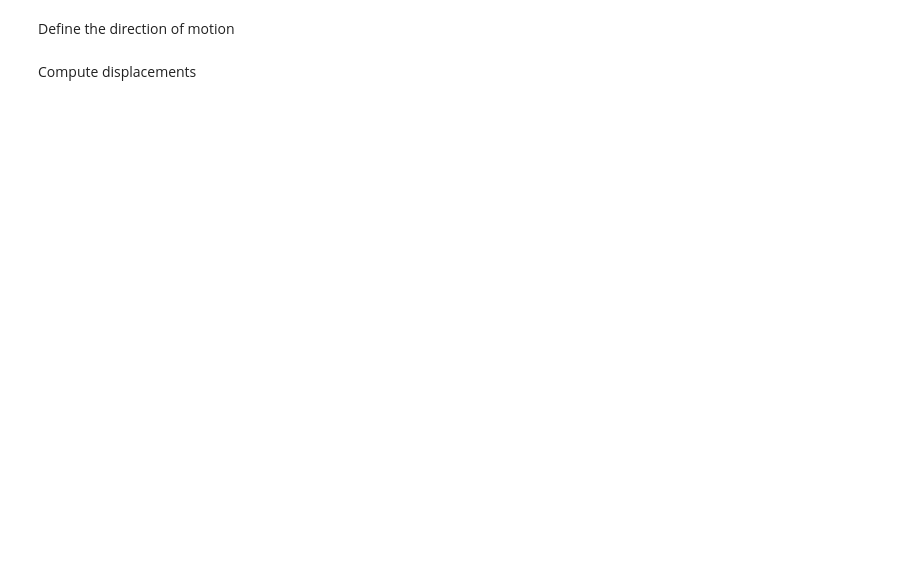
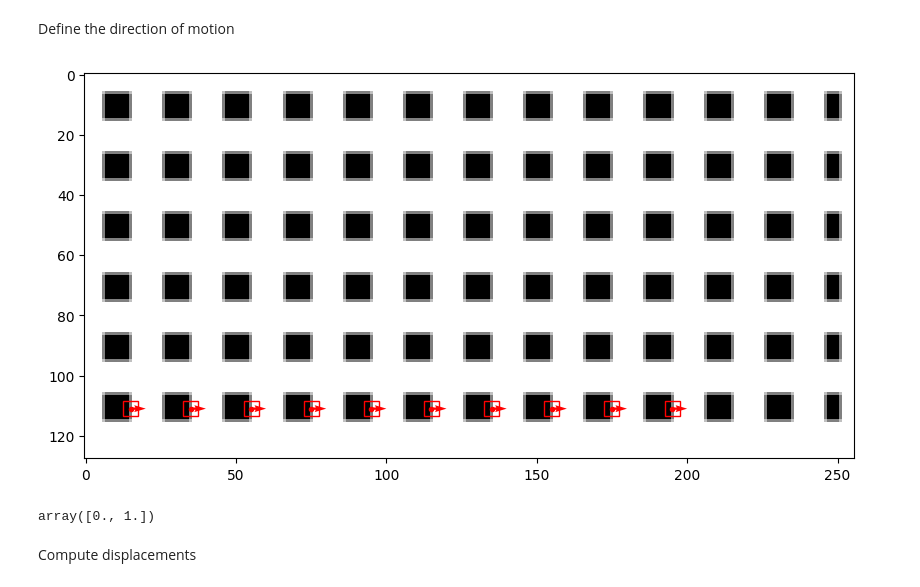
Before and after one commit to ladisk/pyidi, a Jupyter notebook: examples/Showcas_LK_1D copy.ipynb, the cells around one changed output. Saved outputs shown, nothing was run; the diff lists cells and outputs as text; code cells hidden in the pictures; blank space fills up the shorter version.

Commit message:
Enable Rigid Body Motion
The displacement is retrieved with respect to a rigid body motion. Right now, lnly rbm in line with dij is supported. Fix error calculation

```diff
--- a/examples/Showcas_LK_1D copy.ipynb
+++ b/examples/Showcas_LK_1D copy.ipynb
@@ -96,19 +129,21 @@ points1d
 tol = 1e-8
 roi_size = (5,5)
 
-# dij = (0.5, 0.5) # set the direction of motion
-dij = np.array([[0.0, 0.5],
-                [0.1, 0.5],
-                [0.2, 0.5],
-                [0.3, 0.5],
-                [0.4, 0.5],
-                [0.5, 0.5],
-                [0.6, 0.5],
-                [0.7, 0.5],
-                [0.8, 0.5],
-                [0.9, 0.5], ])
+dij = (0., 0.5) # set the direction of motion
+# dij = np.array([[0.0, 0.5],
+#                 [0.1, 0.5],
+#                 [0.2, 0.5],
+#                 [0.3, 0.5],
+#                 [0.4, 0.5],
+#                 [0.5, 0.5],
+#                 [0.6, 0.5],
+#                 [0.7, 0.5],
+#                 [0.8, 0.5],
+#                 [0.9, 0.5], ])
+idi_dlk.configure(reference_image = (0,100), dij=dij, resume_analysis = False, tol=tol,roi_size=roi_size, pad=(4,4))
+rgb_ij = np.outer(0.3*np.array(idi_dlk.dij),np.sin(0.2*np.arange(idi_dlk.N_time_points))).T
+rgb_ij += np.flip(rgb_ij, axis=1)*0.1
 
-idi_dlk.configure(reference_image = (0,100), dij=dij, resume_analysis = False, tol=tol,roi_size=roi_size)
 
 reference_image = idi_dlk._set_reference_image(video, idi_dlk.reference_image)
 Gi, Gj = np.gradient(reference_image)
@@ -118,8 +153,12 @@ arguments = np.unravel_index(highest_points, G.shape)
 # %%
 %matplotlib inline
 points1d = np.array(arguments).T
-idi_dlk.set_points(points1d)
+idi_dlk.set_points(points1d - np.array([3,0]))
+idi_dlk.set_rigid_body_motion(rgb_ij)
 idi_dlk.show_points()
 idi_dlk.dij
+# %% [output]
+[figure, added]
+array([0., 1.])
 # %% [markdown]
 Compute displacements
```
Also changed, not shown: parts of 11 cells of this notebook, 1 other file.
